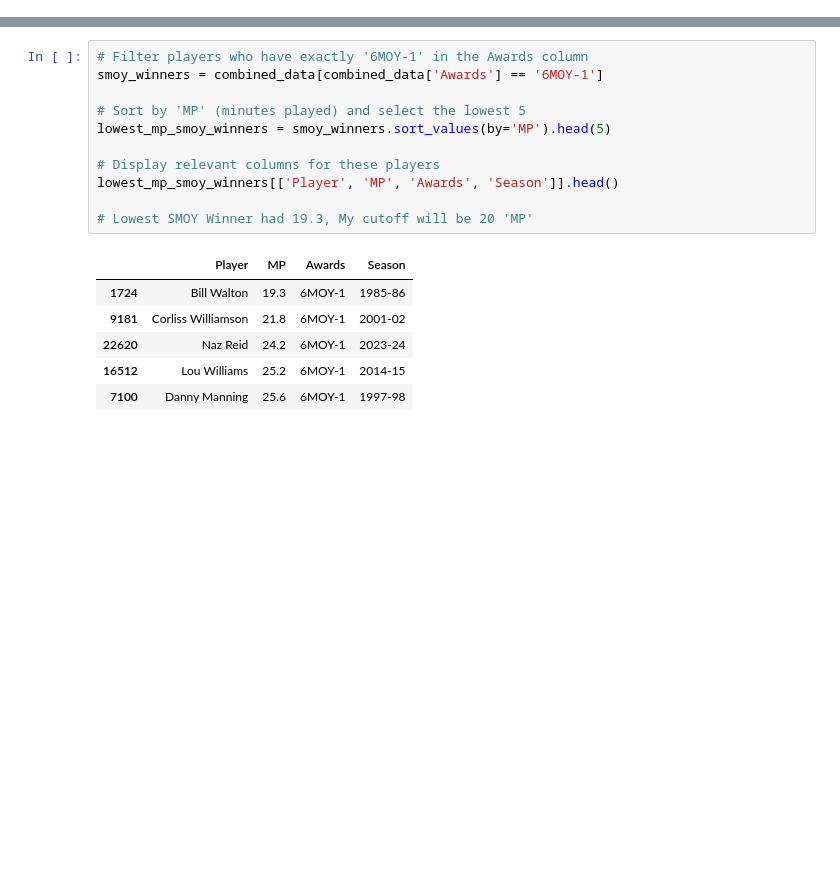
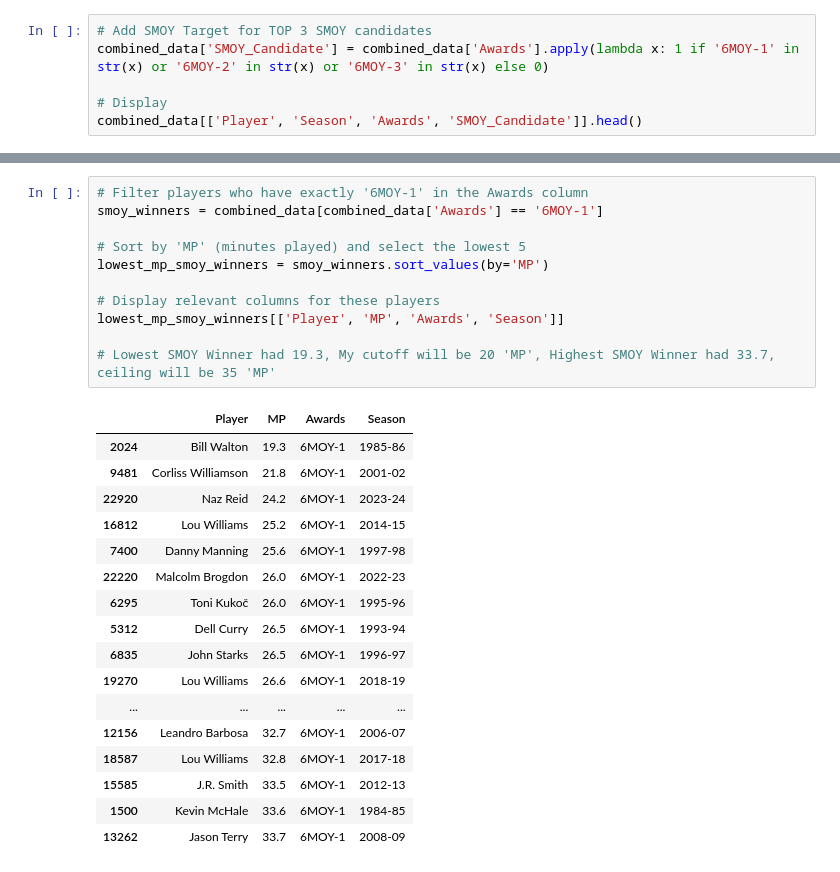
Before and after one commit to Alexon-Abreu/NBA-Data-Mining-Project, a Jupyter notebook: notebooks/smoy_preprocessing.ipynb, the cells around one changed output, grey strips where cells are left out. Cells and saved outputs as stored; diff of their text form; blank space fills up the shorter version.

```diff
--- a/notebooks/smoy_preprocessing.ipynb
+++ b/notebooks/smoy_preprocessing.ipynb
@@ -25,0 +26,6 @@ combined_data # Test successful load
+# %%
+# Add SMOY Target for TOP 3 SMOY candidates
+combined_data['SMOY_Candidate'] = combined_data['Awards'].apply(lambda x: 1 if '6MOY-1' in str(x) or '6MOY-2' in str(x) or '6MOY-3' in str(x) else 0)
+
+# Display
+combined_data[['Player', 'Season', 'Awards', 'SMOY_Candidate']].head()
@@ -26,21 +39,32 @@ combined_data # Test successful load
 # %%
 # Filter players who have exactly '6MOY-1' in the Awards column
 smoy_winners = combined_data[combined_data['Awards'] == '6MOY-1']
 
 # Sort by 'MP' (minutes played) and select the lowest 5
-lowest_mp_smoy_winners = smoy_winners.sort_values(by='MP').head(5)
+lowest_mp_smoy_winners = smoy_winners.sort_values(by='MP')
 
 # Display relevant columns for these players
-lowest_mp_smoy_winners[['Player', 'MP', 'Awards', 'Season']].head()
+lowest_mp_smoy_winners[['Player', 'MP', 'Awards', 'Season']]
 
-# Lowest SMOY Winner had 19.3, My cutoff will be 20 'MP'
+# Lowest SMOY Winner had 19.3, My cutoff will be 20 'MP', Highest SMOY Winner had 33.7, ceiling will be 35 'MP'
 # %% [output]
 |  | Player | MP | Awards | Season |
-| 1724 | Bill Walton | 19.3 | 6MOY-1 | 1985-86 |
-| 9181 | Corliss Williamson | 21.8 | 6MOY-1 | 2001-02 |
-| 22620 | Naz Reid | 24.2 | 6MOY-1 | 2023-24 |
-| 16512 | Lou Williams | 25.2 | 6MOY-1 | 2014-15 |
-| 7100 | Danny Manning | 25.6 | 6MOY-1 | 1997-98 |
+| 2024 | Bill Walton | 19.3 | 6MOY-1 | 1985-86 |
+| 9481 | Corliss Williamson | 21.8 | 6MOY-1 | 2001-02 |
+| 22920 | Naz Reid | 24.2 | 6MOY-1 | 2023-24 |
+| 16812 | Lou Williams | 25.2 | 6MOY-1 | 2014-15 |
+| 7400 | Danny Manning | 25.6 | 6MOY-1 | 1997-98 |
+| 22220 | Malcolm Brogdon | 26.0 | 6MOY-1 | 2022-23 |
+| 6295 | Toni Kukoč | 26.0 | 6MOY-1 | 1995-96 |
+| 5312 | Dell Curry | 26.5 | 6MOY-1 | 1993-94 |
+| 6835 | John Starks | 26.5 | 6MOY-1 | 1996-97 |
+| 19270 | Lou Williams | 26.6 | 6MOY-1 | 2018-19 |
+| ... | ... | ... | ... | ... |
+| 12156 | Leandro Barbosa | 32.7 | 6MOY-1 | 2006-07 |
+| 18587 | Lou Williams | 32.8 | 6MOY-1 | 2017-18 |
+| 15585 | J.R. Smith | 33.5 | 6MOY-1 | 2012-13 |
+| 1500 | Kevin McHale | 33.6 | 6MOY-1 | 1984-85 |
+| 13262 | Jason Terry | 33.7 | 6MOY-1 | 2008-09 |
 # %%
 # Filter players who have '6MOY-1' in their Awards column
 smoy_players = combined_data[combined_data['Awards'].str.contains(r'6MOY-[1]\b', na=False)]
```
Also changed, not shown: parts of 6 cells of this notebook, 6 other files.
